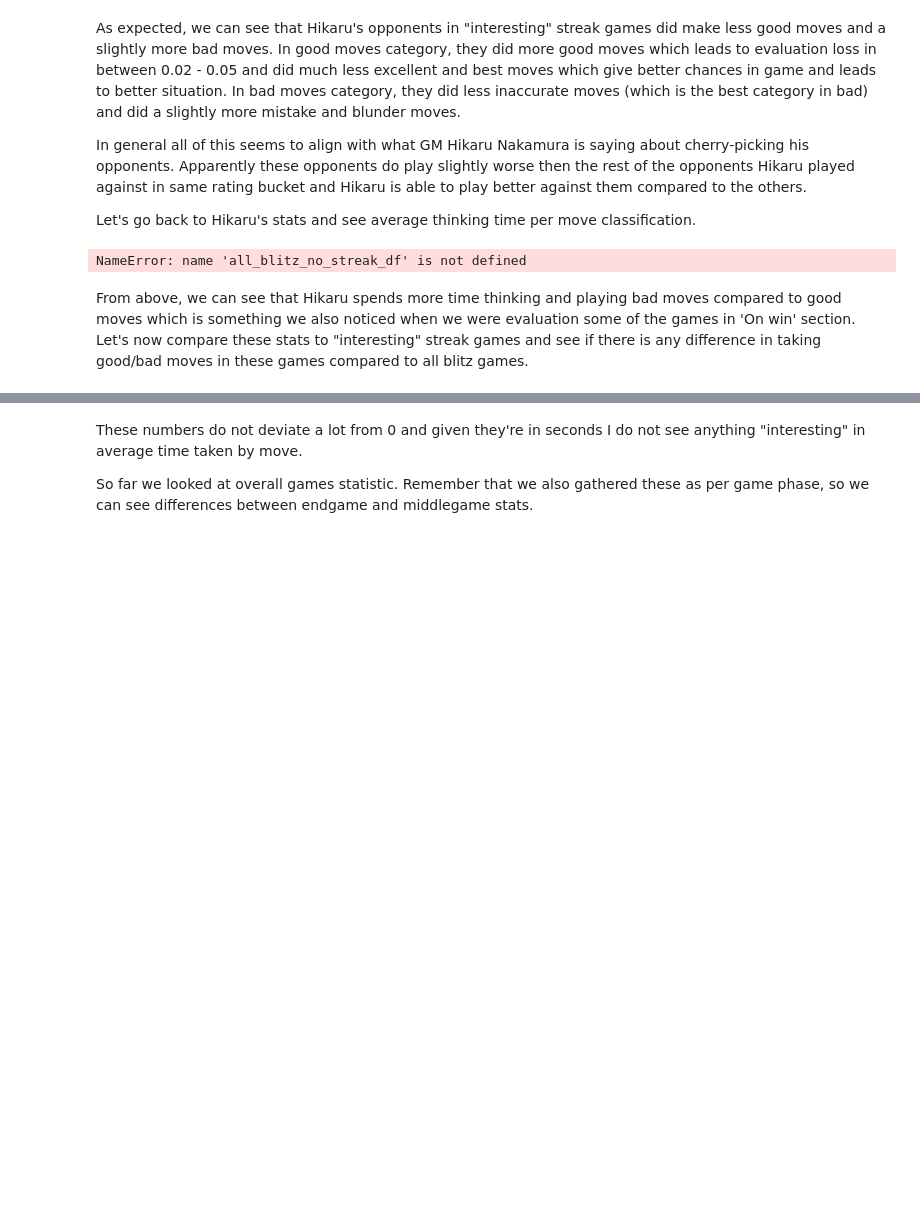
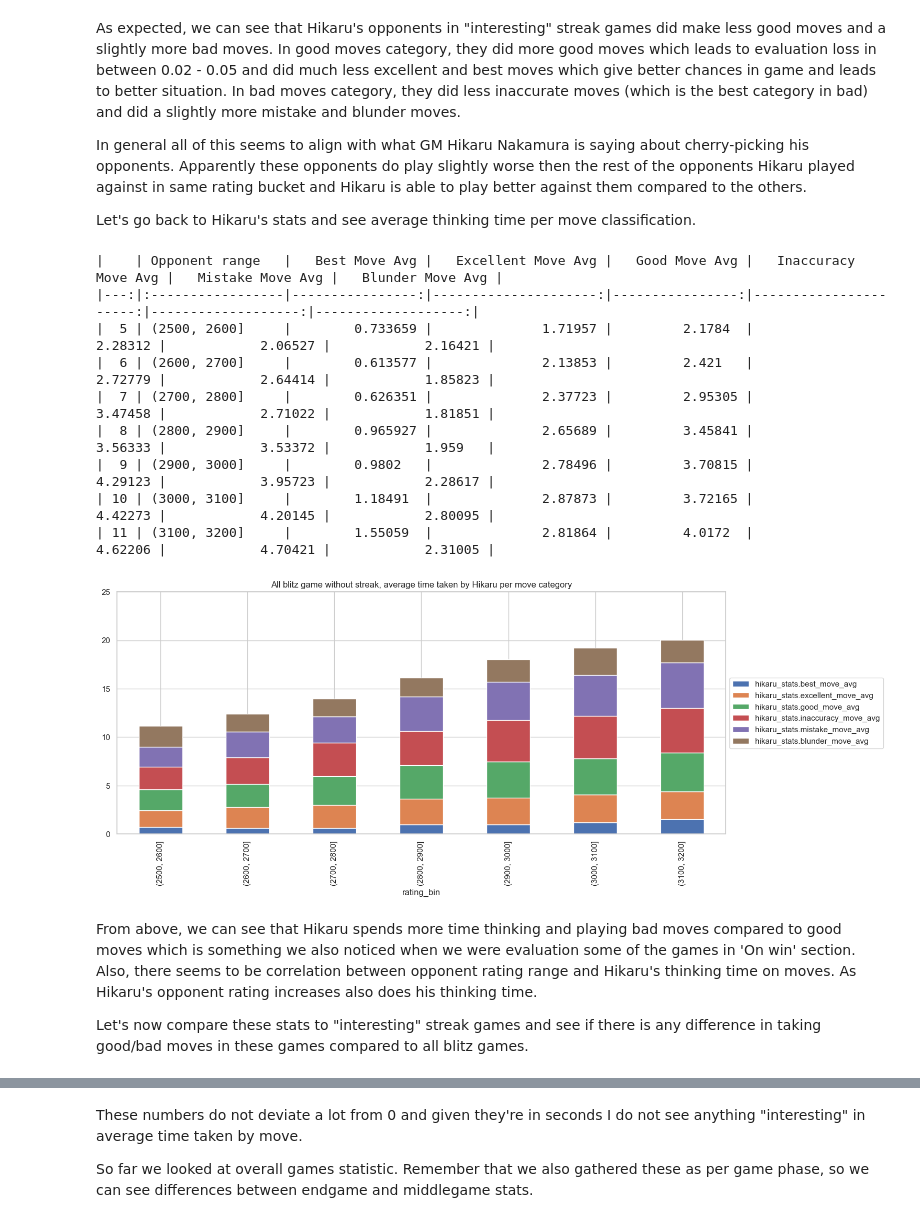
Before and after one commit to vzornic/hikaru-interesting-analysis, a Jupyter notebook: analysis.ipynb, the cells around one changed output, grey strips where cells are left out. Drawn from its saved outputs; the diff is of its cells as text; code cells hidden in the pictures; blank space fills up the shorter version.

```diff
--- a/analysis.ipynb
+++ b/analysis.ipynb
@@ -1087,32 +906,42 @@ Let's go back to Hikaru's stats and see average thinking time per move classific
 # %%
 streak_games_time_classification_df = streak_games_df.groupby('rating_bin', observed=True).agg({
     'hikaru_stats.best_move_avg': 'mean',
     'hikaru_stats.excellent_move_avg': 'mean',
     'hikaru_stats.good_move_avg': 'mean',
     'hikaru_stats.inaccuracy_move_avg': 'mean',
     'hikaru_stats.mistake_move_avg': 'mean',
     'hikaru_stats.blunder_move_avg': 'mean'
 }).reset_index()
 
-all_blitz_no_streak_time_classification_df = all_blitz_no_streak_df.groupby('rating_bin', observed=True).agg({
+all_blitz_no_streak_time_classification_df = blitz_180_no_streak_df.groupby('rating_bin', observed=True).agg({
     'hikaru_stats.best_move_avg': 'mean',
     'hikaru_stats.excellent_move_avg': 'mean',
     'hikaru_stats.good_move_avg': 'mean',
     'hikaru_stats.inaccuracy_move_avg': 'mean',
     'hikaru_stats.mistake_move_avg': 'mean',
     'hikaru_stats.blunder_move_avg': 'mean'
 }).reset_index()
 
 df_plt = all_blitz_no_streak_time_classification_df.set_index('rating_bin').plot(kind='bar', stacked=True, figsize=(15, 6))
 df_plt.axis([4.5, 11.5, 0, 25])
 df_plt.legend(loc='center left', bbox_to_anchor=(1, 0.5))
 df_plt.set_title('All blitz game without streak, average time taken by Hikaru per move category')
 
 print(all_blitz_no_streak_time_classification_df.iloc[5:12, :].to_markdown(headers=['Opponent range', 'Best Move Avg', 'Excellent Move Avg', 'Good Move Avg', 'Inaccuracy Move Avg', 'Mistake Move Avg', 'Blunder Move Avg']))
 # %% [output]
-NameError: name 'all_blitz_no_streak_df' is not defined
+|    | Opponent range   |   Best Move Avg |   Excellent Move Avg |   Good Move Avg |   Inaccuracy Move Avg |   Mistake Move Avg |   Blunder Move Avg |
+|---:|:-----------------|----------------:|---------------------:|----------------:|----------------------:|-------------------:|-------------------:|
+|  5 | (2500, 2600]     |        0.733659 |              1.71957 |         2.1784  |               2.28312 |            2.06527 |            2.16421 |
+|  6 | (2600, 2700]     |        0.613577 |              2.13853 |         2.421   |               2.72779 |            2.64414 |            1.85823 |
+|  7 | (2700, 2800]     |        0.626351 |              2.37723 |         2.95305 |               3.47458 |            2.71022 |            1.81851 |
+|  8 | (2800, 2900]     |        0.965927 |              2.65689 |         3.45841 |               3.56333 |            3.53372 |            1.959   |
+|  9 | (2900, 3000]     |        0.9802   |              2.78496 |         3.70815 |               4.29123 |            3.95723 |            2.28617 |
+| 10 | (3000, 3100]     |        1.18491  |              2.87873 |         3.72165 |               4.42273 |            4.20145 |            2.80095 |
+| 11 | (3100, 3200]     |        1.55059  |              2.81864 |         4.0172  |               4.62206 |            4.70421 |            2.31005 |
+[figure, added]
 # %% [markdown]
-From above, we can see that Hikaru spends more time thinking and playing bad moves compared to good moves which is something we also noticed when we were evaluation some of the games in 'On win' section.
+From above, we can see that Hikaru spends more time thinking and playing bad moves compared to good moves which is something we also noticed when we were evaluation some of the games in 'On win' section. Also, there seems to be correlation between opponent rating range and Hikaru's thinking time on moves. As Hikaru's opponent rating increases also does his thinking time.
+
  Let's now compare these stats to "interesting" streak games and see if there is any difference in taking good/bad moves in these games compared to all blitz games.
 # %%
 df_plt = streak_games_time_classification_df.set_index('rating_bin').plot(kind='bar', stacked=True, figsize=(7, 6))
```
Also changed, not shown: parts of 34 cells of this notebook, 3 other files.
